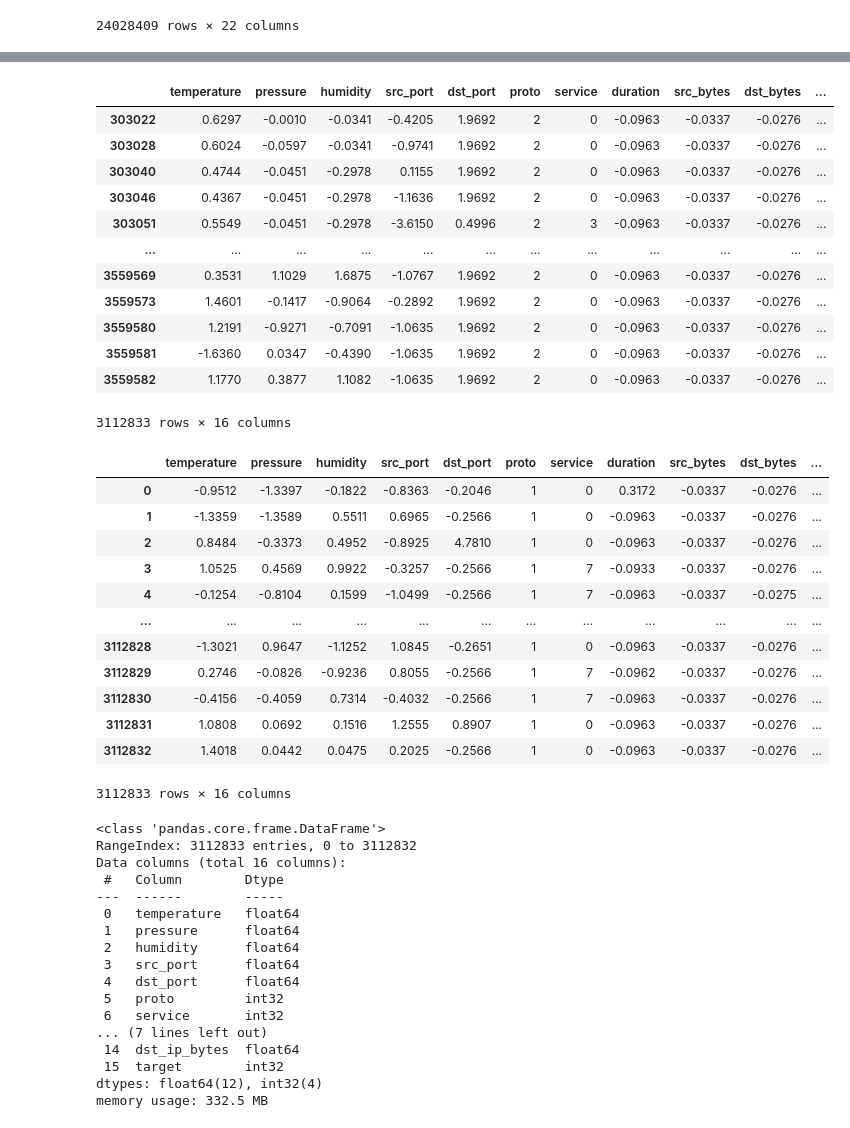
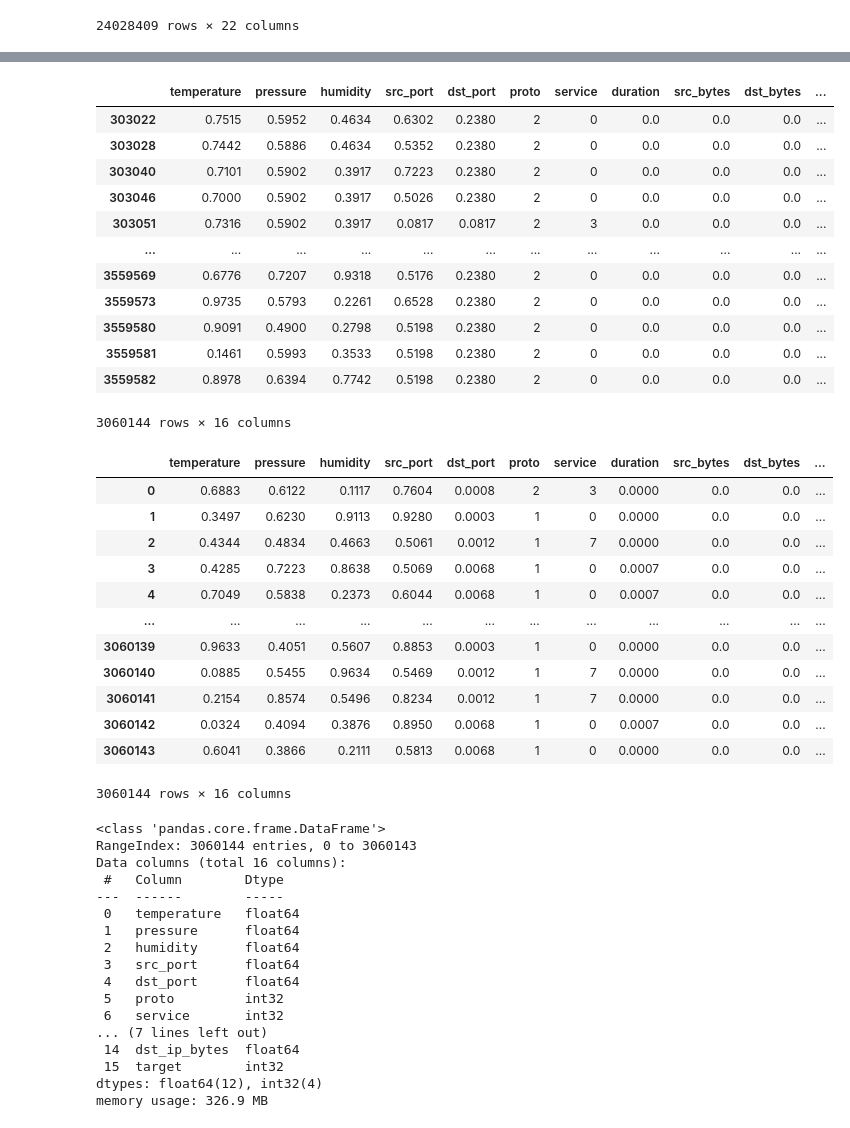
Before and after one commit to Hongwei-Z/SC-MLIDS, a Jupyter notebook: datasets/Preprocessing.ipynb, the cells around one changed output, grey strips where cells are left out. Cells and saved outputs as stored; diff of their text form; code cells hidden in the pictures.

```diff
--- a/datasets/Preprocessing.ipynb
+++ b/datasets/Preprocessing.ipynb
@@ -208,6 +208,7 @@ merged_df
 # Delete duplicate columns and delete invalid rows
 merged_df.drop(['label_x', 'datetime'], axis=1, inplace=True)
 merged_df.dropna(inplace=True)
+merged_df.drop_duplicates(inplace=True)
 merged_df
 # %% [output]
 |  | date | temperature | pressure | humidity | type | src_ip | src_port | dst_ip | dst_port | proto | ... |
@@ -277,55 +278,56 @@ merged_df
 # %%
 # Encode target labels with integer value
 le = LabelEncoder()
 string_columns = ['proto', 'service', 'conn_state']
 for col in string_columns:
     merged_df[col] = le.fit_transform(merged_df[col])
 
 # Normalize the numeric columns
-scaler = StandardScaler()
+scaler = MinMaxScaler()
 numeric_columns = ['temperature', 'pressure', 'humidity', 'src_port', 'dst_port',
                      'duration', 'src_bytes', 'dst_bytes', 'src_pkts', 'src_ip_bytes', 'dst_pkts', 'dst_ip_bytes']
+
 merged_df[numeric_columns] = scaler.fit_transform(merged_df[numeric_columns])
 merged_df[numeric_columns] = merged_df[numeric_columns].round(4)  # Keep 4 decimal place
 merged_df['target'] = merged_df['target'].astype(int)
 merged_df
 # %% [output]
 |  | temperature | pressure | humidity | src_port | dst_port | proto | service | duration | src_bytes | dst_bytes | ... |
-| 303022 | 0.6297 | -0.0010 | -0.0341 | -0.4205 | 1.9692 | 2 | 0 | -0.0963 | -0.0337 | -0.0276 | ... |
-| 303028 | 0.6024 | -0.0597 | -0.0341 | -0.9741 | 1.9692 | 2 | 0 | -0.0963 | -0.0337 | -0.0276 | ... |
-| 303040 | 0.4744 | -0.0451 | -0.2978 | 0.1155 | 1.9692 | 2 | 0 | -0.0963 | -0.0337 | -0.0276 | ... |
-| 303046 | 0.4367 | -0.0451 | -0.2978 | -1.1636 | 1.9692 | 2 | 0 | -0.0963 | -0.0337 | -0.0276 | ... |
-| 303051 | 0.5549 | -0.0451 | -0.2978 | -3.6150 | 0.4996 | 2 | 3 | -0.0963 | -0.0337 | -0.0276 | ... |
+| 303022 | 0.7515 | 0.5952 | 0.4634 | 0.6302 | 0.2380 | 2 | 0 | 0.0 | 0.0 | 0.0 | ... |
+| 303028 | 0.7442 | 0.5886 | 0.4634 | 0.5352 | 0.2380 | 2 | 0 | 0.0 | 0.0 | 0.0 | ... |
+| 303040 | 0.7101 | 0.5902 | 0.3917 | 0.7223 | 0.2380 | 2 | 0 | 0.0 | 0.0 | 0.0 | ... |
+| 303046 | 0.7000 | 0.5902 | 0.3917 | 0.5026 | 0.2380 | 2 | 0 | 0.0 | 0.0 | 0.0 | ... |
+| 303051 | 0.7316 | 0.5902 | 0.3917 | 0.0817 | 0.0817 | 2 | 3 | 0.0 | 0.0 | 0.0 | ... |
 | ... | ... | ... | ... | ... | ... | ... | ... | ... | ... | ... | ... |
-| 3559569 | 0.3531 | 1.1029 | 1.6875 | -1.0767 | 1.9692 | 2 | 0 | -0.0963 | -0.0337 | -0.0276 | ... |
-| 3559573 | 1.4601 | -0.1417 | -0.9064 | -0.2892 | 1.9692 | 2 | 0 | -0.0963 | -0.0337 | -0.0276 | ... |
-| 3559580 | 1.2191 | -0.9271 | -0.7091 | -1.0635 | 1.9692 | 2 | 0 | -0.0963 | -0.0337 | -0.0276 | ... |
-| 3559581 | -1.6360 | 0.0347 | -0.4390 | -1.0635 | 1.9692 | 2 | 0 | -0.0963 | -0.0337 | -0.0276 | ... |
-| 3559582 | 1.1770 | 0.3877 | 1.1082 | -1.0635 | 1.9692 | 2 | 0 | -0.0963 | -0.0337 | -0.0276 | ... |
+| 3559569 | 0.6776 | 0.7207 | 0.9318 | 0.5176 | 0.2380 | 2 | 0 | 0.0 | 0.0 | 0.0 | ... |
+| 3559573 | 0.9735 | 0.5793 | 0.2261 | 0.6528 | 0.2380 | 2 | 0 | 0.0 | 0.0 | 0.0 | ... |
+| 3559580 | 0.9091 | 0.4900 | 0.2798 | 0.5198 | 0.2380 | 2 | 0 | 0.0 | 0.0 | 0.0 | ... |
+| 3559581 | 0.1461 | 0.5993 | 0.3533 | 0.5198 | 0.2380 | 2 | 0 | 0.0 | 0.0 | 0.0 | ... |
+| 3559582 | 0.8978 | 0.6394 | 0.7742 | 0.5198 | 0.2380 | 2 | 0 | 0.0 | 0.0 | 0.0 | ... |
-3112833 rows × 16 columns
+3060144 rows × 16 columns
 # %%
 # Shuffle the dataset
 dataset = merged_df.sample(frac=1).reset_index(drop=True)
 dataset
 # %% [output]
 |  | temperature | pressure | humidity | src_port | dst_port | proto | service | duration | src_bytes | dst_bytes | ... |
-| 0 | -0.9512 | -1.3397 | -0.1822 | -0.8363 | -0.2046 | 1 | 0 | 0.3172 | -0.0337 | -0.0276 | ... |
-| 1 | -1.3359 | -1.3589 | 0.5511 | 0.6965 | -0.2566 | 1 | 0 | -0.0963 | -0.0337 | -0.0276 | ... |
-| 2 | 0.8484 | -0.3373 | 0.4952 | -0.8925 | 4.7810 | 1 | 0 | -0.0963 | -0.0337 | -0.0276 | ... |
-| 3 | 1.0525 | 0.4569 | 0.9922 | -0.3257 | -0.2566 | 1 | 7 | -0.0933 | -0.0337 | -0.0276 | ... |
-| 4 | -0.1254 | -0.8104 | 0.1599 | -1.0499 | -0.2566 | 1 | 7 | -0.0963 | -0.0337 | -0.0275 | ... |
+| 0 | 0.6883 | 0.6122 | 0.1117 | 0.7604 | 0.0008 | 2 | 3 | 0.0000 | 0.0 | 0.0 | ... |
+| 1 | 0.3497 | 0.6230 | 0.9113 | 0.9280 | 0.0003 | 1 | 0 | 0.0000 | 0.0 | 0.0 | ... |
+| 2 | 0.4344 | 0.4834 | 0.4663 | 0.5061 | 0.0012 | 1 | 7 | 0.0000 | 0.0 | 0.0 | ... |
+| 3 | 0.4285 | 0.7223 | 0.8638 | 0.5069 | 0.0068 | 1 | 0 | 0.0007 | 0.0 | 0.0 | ... |
+| 4 | 0.7049 | 0.5838 | 0.2373 | 0.6044 | 0.0068 | 1 | 0 | 0.0007 | 0.0 | 0.0 | ... |
 | ... | ... | ... | ... | ... | ... | ... | ... | ... | ... | ... | ... |
-| 3112828 | -1.3021 | 0.9647 | -1.1252 | 1.0845 | -0.2651 | 1 | 0 | -0.0963 | -0.0337 | -0.0276 | ... |
-| 3112829 | 0.2746 | -0.0826 | -0.9236 | 0.8055 | -0.2566 | 1 | 7 | -0.0962 | -0.0337 | -0.0276 | ... |
-| 3112830 | -0.4156 | -0.4059 | 0.7314 | -0.4032 | -0.2566 | 1 | 7 | -0.0963 | -0.0337 | -0.0276 | ... |
-| 3112831 | 1.0808 | 0.0692 | 0.1516 | 1.2555 | 0.8907 | 1 | 0 | -0.0963 | -0.0337 | -0.0276 | ... |
-| 3112832 | 1.4018 | 0.0442 | 0.0475 | 0.2025 | -0.2566 | 1 | 0 | -0.0963 | -0.0337 | -0.0276 | ... |
+| 3060139 | 0.9633 | 0.4051 | 0.5607 | 0.8853 | 0.0003 | 1 | 0 | 0.0000 | 0.0 | 0.0 | ... |
+| 3060140 | 0.0885 | 0.5455 | 0.9634 | 0.5469 | 0.0012 | 1 | 7 | 0.0000 | 0.0 | 0.0 | ... |
+| 3060141 | 0.2154 | 0.8574 | 0.5496 | 0.8234 | 0.0012 | 1 | 7 | 0.0000 | 0.0 | 0.0 | ... |
+| 3060142 | 0.0324 | 0.4094 | 0.3876 | 0.8950 | 0.0068 | 1 | 0 | 0.0007 | 0.0 | 0.0 | ... |
+| 3060143 | 0.6041 | 0.3866 | 0.2111 | 0.5813 | 0.0068 | 1 | 0 | 0.0000 | 0.0 | 0.0 | ... |
-3112833 rows × 16 columns
+3060144 rows × 16 columns
 # %%
 dataset.info()
 # %% [output]
 <class 'pandas.core.frame.DataFrame'>
-RangeIndex: 3112833 entries, 0 to 3112832
+RangeIndex: 3060144 entries, 0 to 3060143
 Data columns (total 16 columns):
  #   Column        Dtype
 ---  ------        -----
@@ -340,7 +342,7 @@ Data columns (total 16 columns):
  14  dst_ip_bytes  float64
  15  target        int32
 dtypes: float64(12), int32(4)
-memory usage: 332.5 MB
+memory usage: 326.9 MB
 # %%
 dataset.describe()
 # %% [output]
```
Also changed, not shown: parts of 11 cells of this notebook, 3 other files.
